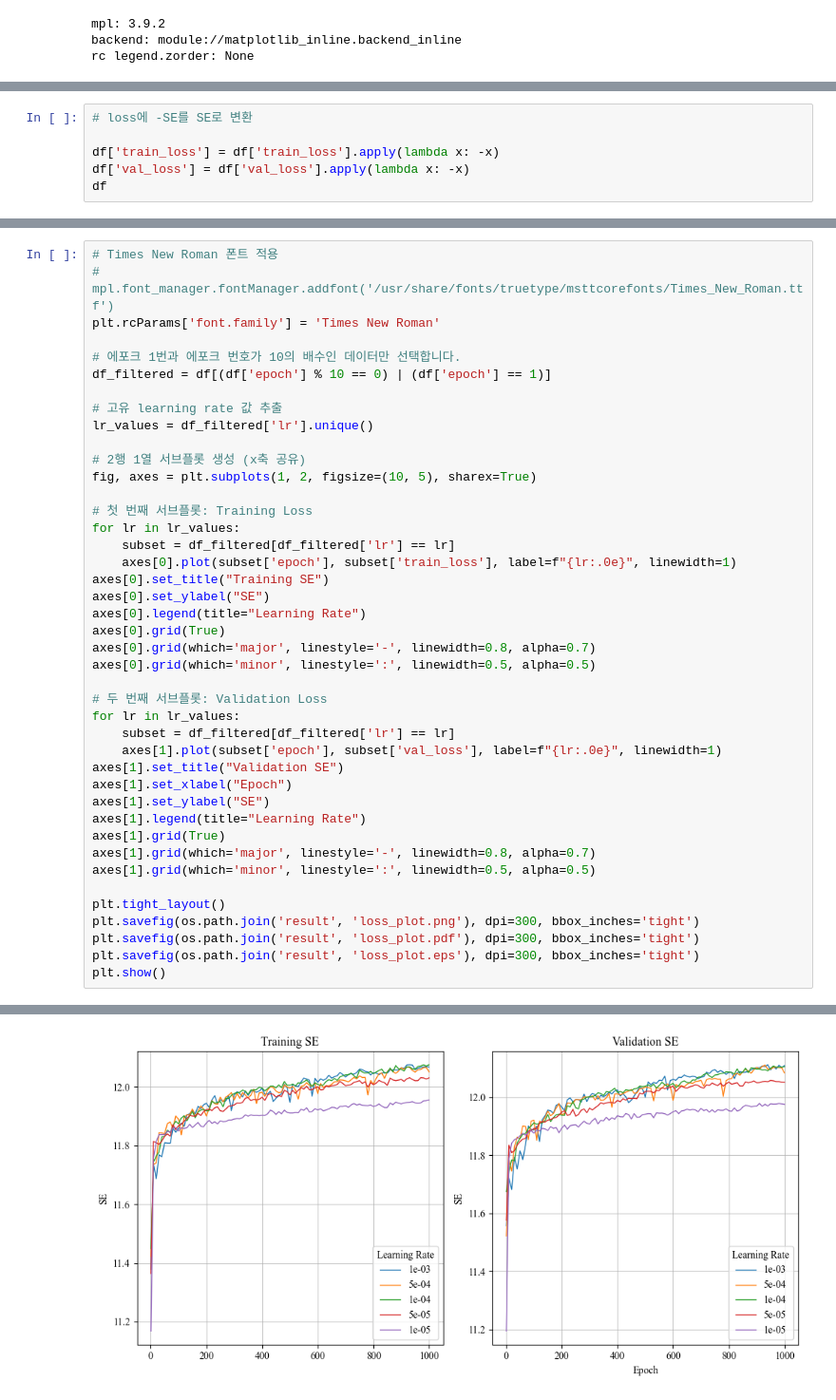
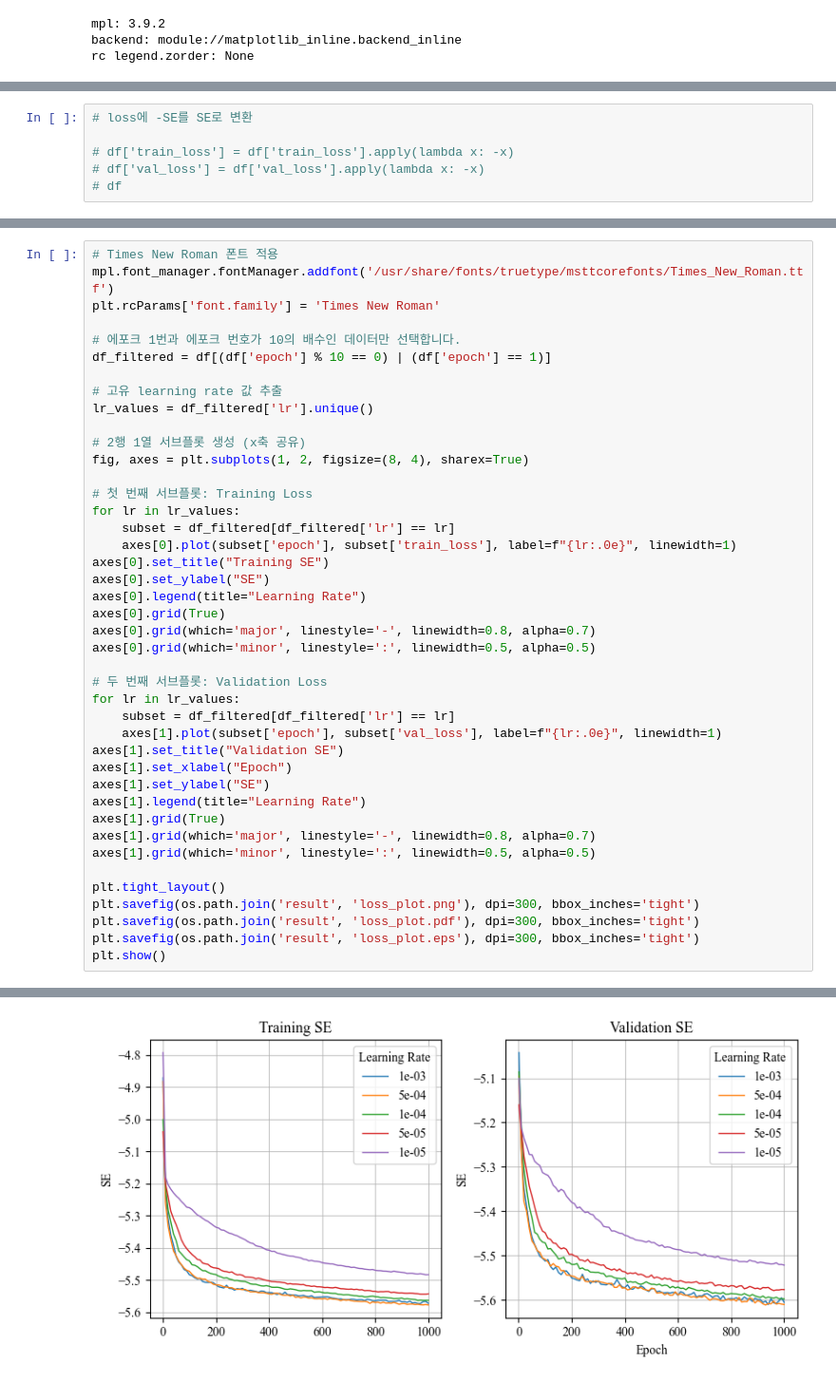
Before and after one commit to Marvic1130/DL-Based-UAV-Positioning-in-Blockage-Aware-Channel-Model, a Jupyter notebook: src/lr_test/plot_results.ipynb, the cells around one changed output, grey strips where cells are left out. Shown at 95% size. Cells and saved outputs as stored; diff of their text form.

```diff
--- a/src/lr_test/plot_results.ipynb
+++ b/src/lr_test/plot_results.ipynb
@@ -43,6 +47,6 @@ df
 # %%
 # loss에 -SE를 SE로 변환
 
-df['train_loss'] = df['train_loss'].apply(lambda x: -x)
-df['val_loss'] = df['val_loss'].apply(lambda x: -x)
-df
+# df['train_loss'] = df['train_loss'].apply(lambda x: -x)
+# df['val_loss'] = df['val_loss'].apply(lambda x: -x)
+# df
@@ -63,6 +53,6 @@ df
 # %%
 # Times New Roman 폰트 적용
-# mpl.font_manager.fontManager.addfont('/usr/share/fonts/truetype/msttcorefonts/Times_New_Roman.ttf')
+mpl.font_manager.fontManager.addfont('/usr/share/fonts/truetype/msttcorefonts/Times_New_Roman.ttf')
 plt.rcParams['font.family'] = 'Times New Roman'
 
 # 에포크 1번과 에포크 번호가 10의 배수인 데이터만 선택합니다.
@@ -72,39 +62,39 @@ df_filtered = df[(df['epoch'] % 10 == 0) | (df['epoch'] == 1)]
 lr_values = df_filtered['lr'].unique()
 
 # 2행 1열 서브플롯 생성 (x축 공유)
-fig, axes = plt.subplots(1, 2, figsize=(10, 5), sharex=True)
+fig, axes = plt.subplots(1, 2, figsize=(8, 4), sharex=True)
 
 # 첫 번째 서브플롯: Training Loss
 for lr in lr_values:
     subset = df_filtered[df_filtered['lr'] == lr]
     axes[0].plot(subset['epoch'], subset['train_loss'], label=f"{lr:.0e}", linewidth=1)
 axes[0].set_title("Training SE")
 axes[0].set_ylabel("SE")
 axes[0].legend(title="Learning Rate")
 axes[0].grid(True)
 axes[0].grid(which='major', linestyle='-', linewidth=0.8, alpha=0.7)
 axes[0].grid(which='minor', linestyle=':', linewidth=0.5, alpha=0.5)
 
 # 두 번째 서브플롯: Validation Loss
 for lr in lr_values:
     subset = df_filtered[df_filtered['lr'] == lr]
     axes[1].plot(subset['epoch'], subset['val_loss'], label=f"{lr:.0e}", linewidth=1)
 axes[1].set_title("Validation SE")
 axes[1].set_xlabel("Epoch")
 axes[1].set_ylabel("SE")
 axes[1].legend(title="Learning Rate")
 axes[1].grid(True)
 axes[1].grid(which='major', linestyle='-', linewidth=0.8, alpha=0.7)
 axes[1].grid(which='minor', linestyle=':', linewidth=0.5, alpha=0.5)
 
 plt.tight_layout()
 plt.savefig(os.path.join('result', 'loss_plot.png'), dpi=300, bbox_inches='tight')
 plt.savefig(os.path.join('result', 'loss_plot.pdf'), dpi=300, bbox_inches='tight')
 plt.savefig(os.path.join('result', 'loss_plot.eps'), dpi=300, bbox_inches='tight')
 plt.show()
 # %% [output]
 The PostScript backend does not support transparency; partially transparent artists will be rendered opaque.
-[figure, old version]
+[figure, new version]
 # %%
 import numpy as np
 import matplotlib.pyplot as plt
```
Also changed, not shown: parts of 4 cells of this notebook, 52 other files.
